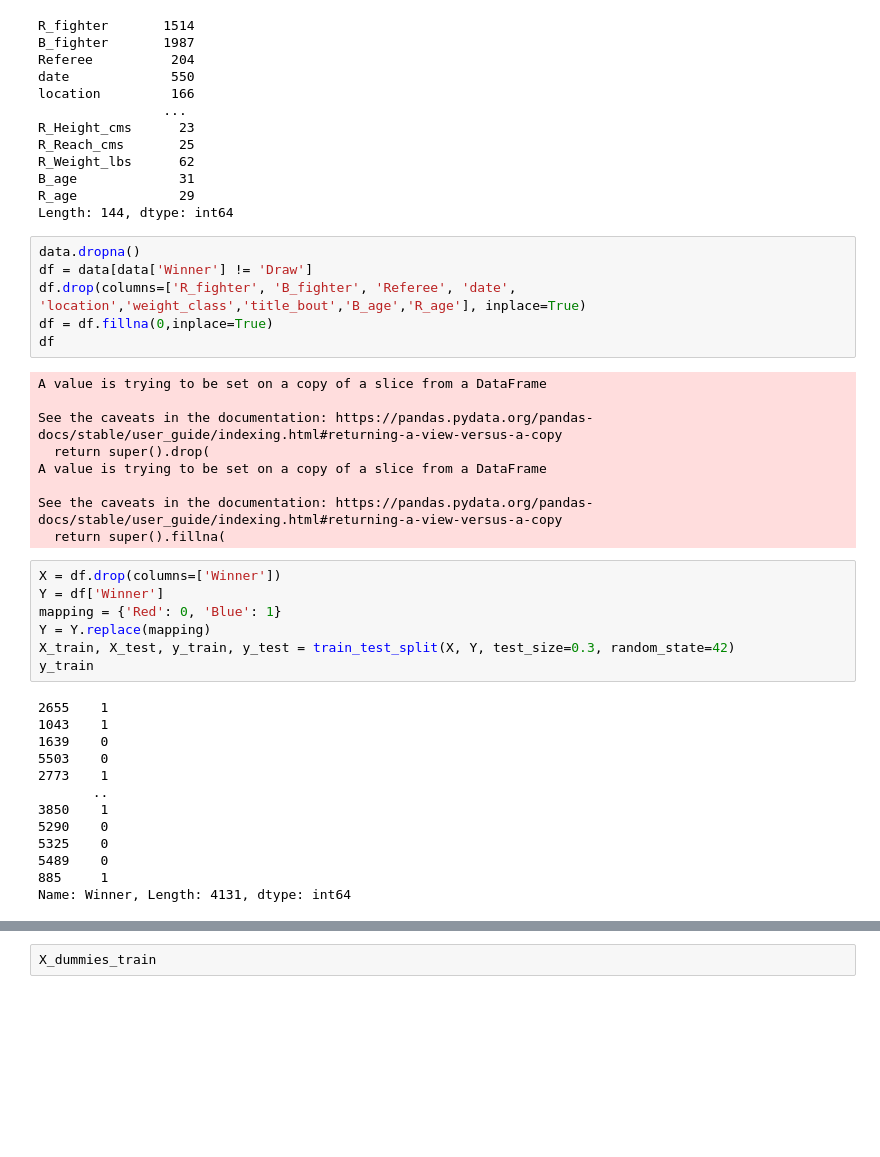
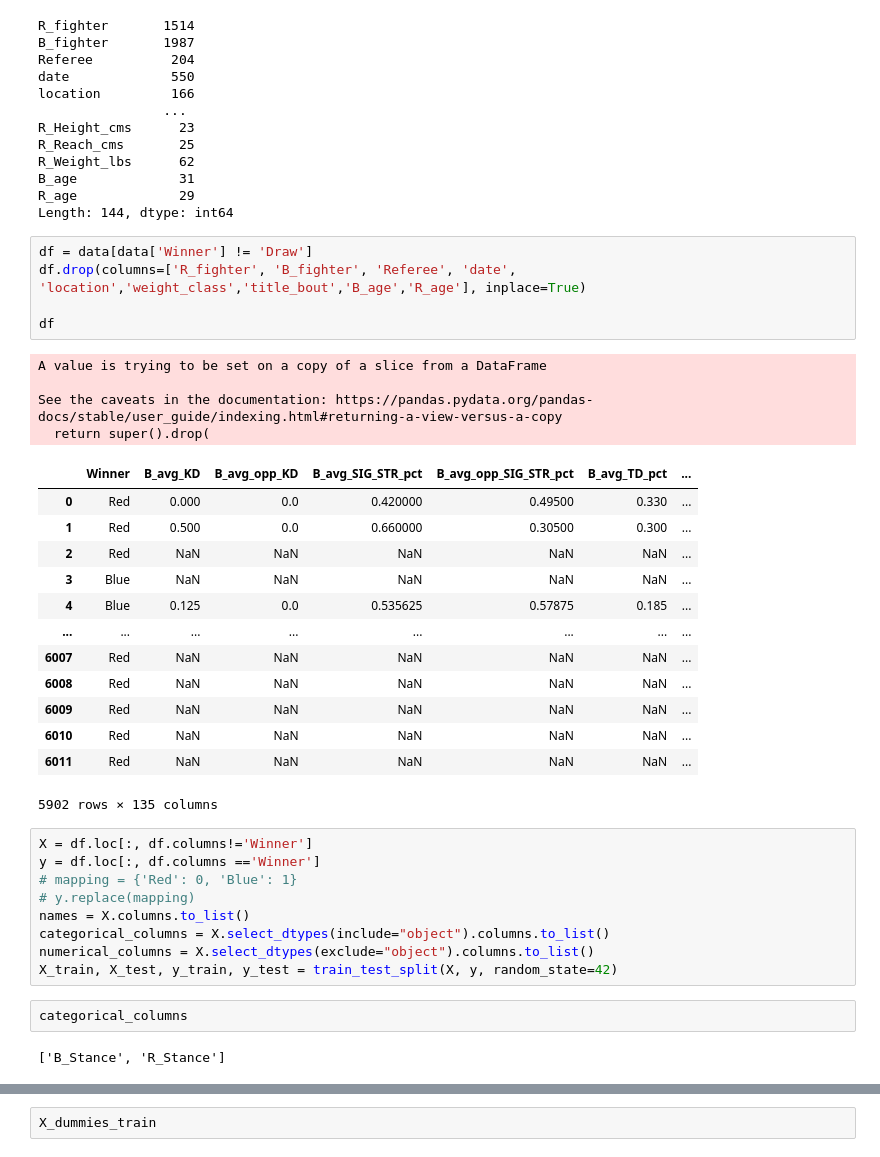
Before and after one commit to mel518/project-4, a Jupyter notebook: UFC_Classifiers.ipynb, the cells around one changed output, grey strips where cells are left out. Saved outputs shown, nothing was run; the diff lists cells and outputs as text; blank space fills up the shorter version.

```diff
--- a/UFC_Classifiers.ipynb
+++ b/UFC_Classifiers.ipynb
@@ -44,37 +68,38 @@ B_age             31
 R_age             29
 Length: 144, dtype: int64
 # %%
-data.dropna()
 df = data[data['Winner'] != 'Draw']
 df.drop(columns=['R_fighter', 'B_fighter', 'Referee', 'date', 'location','weight_class','title_bout','B_age','R_age'], inplace=True)
-df = df.fillna(0,inplace=True)
+
 df
 # %% [output]
 A value is trying to be set on a copy of a slice from a DataFrame
 
 See the caveats in the documentation: https://pandas.pydata.org/pandas-docs/stable/user_guide/indexing.html#returning-a-view-versus-a-copy
   return super().drop(
-A value is trying to be set on a copy of a slice from a DataFrame
-
-See the caveats in the documentation: https://pandas.pydata.org/pandas-docs/stable/user_guide/indexing.html#returning-a-view-versus-a-copy
-  return super().fillna(
+|  | Winner | B_avg_KD | B_avg_opp_KD | B_avg_SIG_STR_pct | B_avg_opp_SIG_STR_pct | B_avg_TD_pct | ... |
+| 0 | Red | 0.000 | 0.0 | 0.420000 | 0.49500 | 0.330 | ... |
+| 1 | Red | 0.500 | 0.0 | 0.660000 | 0.30500 | 0.300 | ... |
+| 2 | Red | NaN | NaN | NaN | NaN | NaN | ... |
+| 3 | Blue | NaN | NaN | NaN | NaN | NaN | ... |
+| 4 | Blue | 0.125 | 0.0 | 0.535625 | 0.57875 | 0.185 | ... |
+| ... | ... | ... | ... | ... | ... | ... | ... |
+| 6007 | Red | NaN | NaN | NaN | NaN | NaN | ... |
+| 6008 | Red | NaN | NaN | NaN | NaN | NaN | ... |
+| 6009 | Red | NaN | NaN | NaN | NaN | NaN | ... |
+| 6010 | Red | NaN | NaN | NaN | NaN | NaN | ... |
+| 6011 | Red | NaN | NaN | NaN | NaN | NaN | ... |
+5902 rows × 135 columns
 # %%
-X = df.drop(columns=['Winner'])
-Y = df['Winner']
-mapping = {'Red': 0, 'Blue': 1}
-Y = Y.replace(mapping)
-X_train, X_test, y_train, y_test = train_test_split(X, Y, test_size=0.3, random_state=42)
-y_train
+X = df.loc[:, df.columns!='Winner']
+y = df.loc[:, df.columns =='Winner']
+# mapping = {'Red': 0, 'Blue': 1}
+# y.replace(mapping)
+names = X.columns.to_list()
+categorical_columns = X.select_dtypes(include="object").columns.to_list()
+numerical_columns = X.select_dtypes(exclude="object").columns.to_list()
+X_train, X_test, y_train, y_test = train_test_split(X, y, random_state=42)
-# %% [output]
-2655    1
-1043    1
-1639    0
-5503    0
-2773    1
-       ..
-3850    1
-5290    0
-5325    0
-5489    0
-885     1
-Name: Winner, Length: 4131, dtype: int64
+# %%
+categorical_columns
+# %% [output]
+['B_Stance', 'R_Stance']
```
Also changed, not shown: parts of 11 cells of this notebook, 5 other files.
